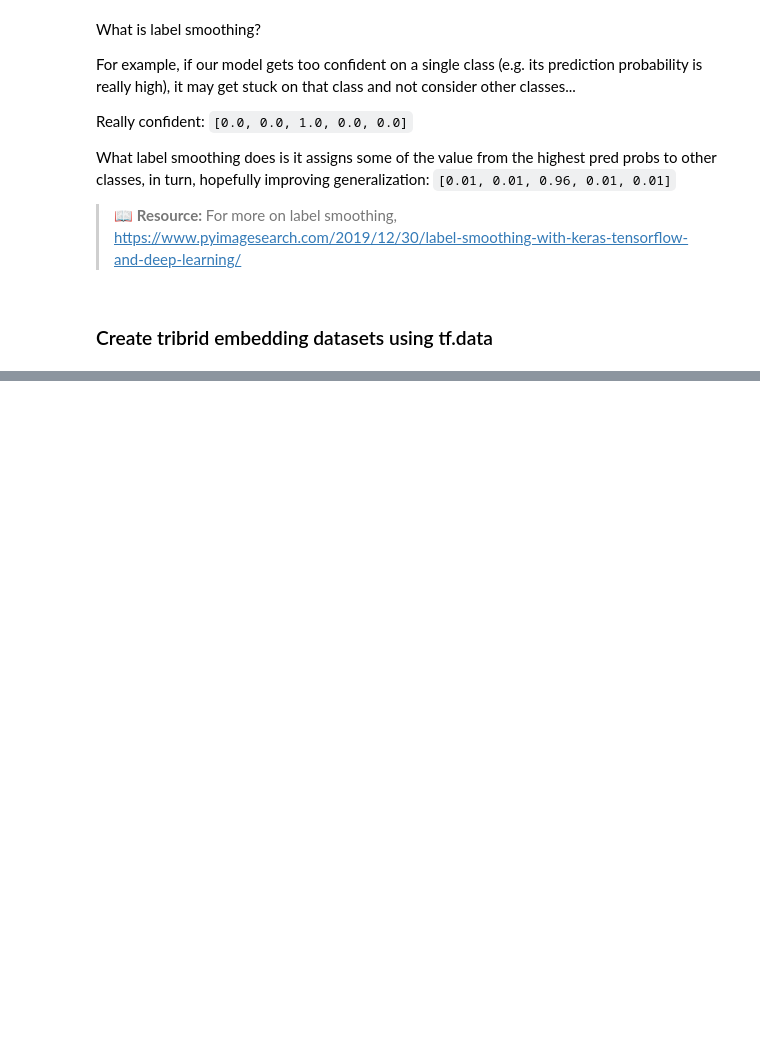
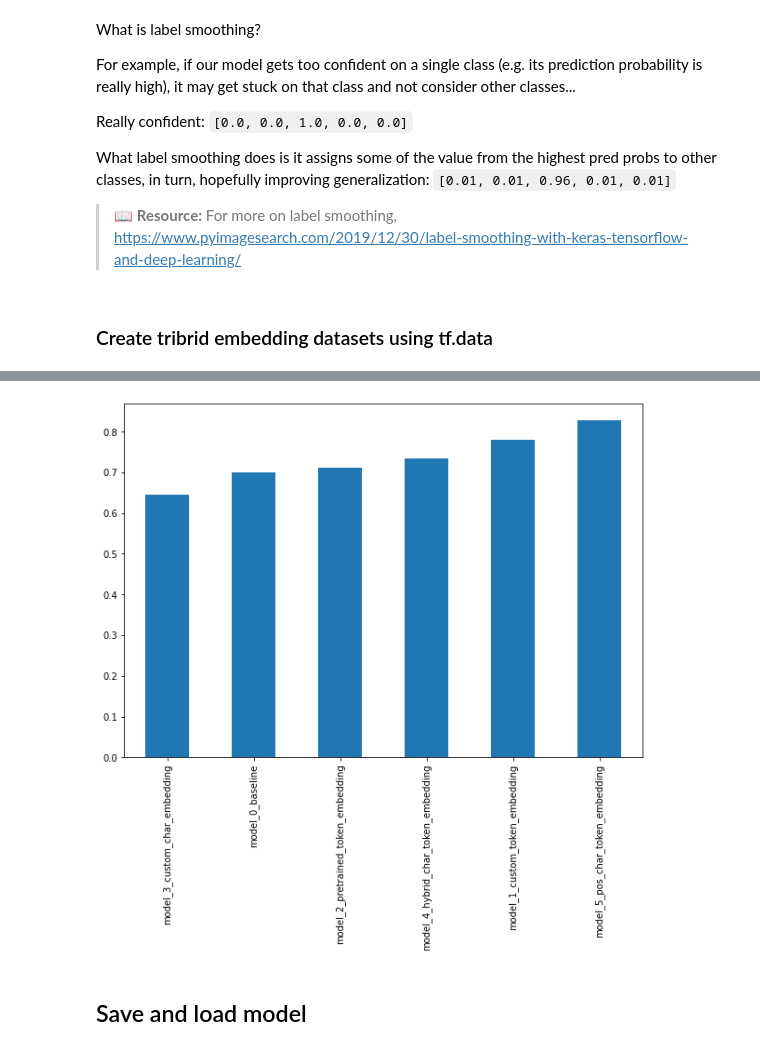
Before and after one commit to egehanasal/Deep-Learning, a Jupyter notebook: Deep Learning with Tensorflow/NLP ❤/NLP_Project_SkimLit.ipynb, the cells around one changed output, grey strips where cells are left out. Saved outputs shown, nothing was run; the diff lists cells and outputs as text; code cells hidden in the pictures; blank space fills up the shorter version.

```diff
--- a/Deep Learning with Tensorflow/NLP ❤/NLP_Project_SkimLit.ipynb
+++ b/Deep Learning with Tensorflow/NLP ❤/NLP_Project_SkimLit.ipynb
@@ -1444,0 +1568,7 @@ model_5.compile(loss=tf.keras.losses.CategoricalCrossentropy(label_smoothing=0.2
+# %%
+# Sort model results by f1-score
+all_model_results.sort_values("f1", ascending=True)["f1"].plot(kind="bar", figsize=(10,7));
+# %% [output]
+[figure, added]
+# %% [markdown]
+## Save and load model
```
Also changed, not shown: parts of 47 cells of this notebook.
